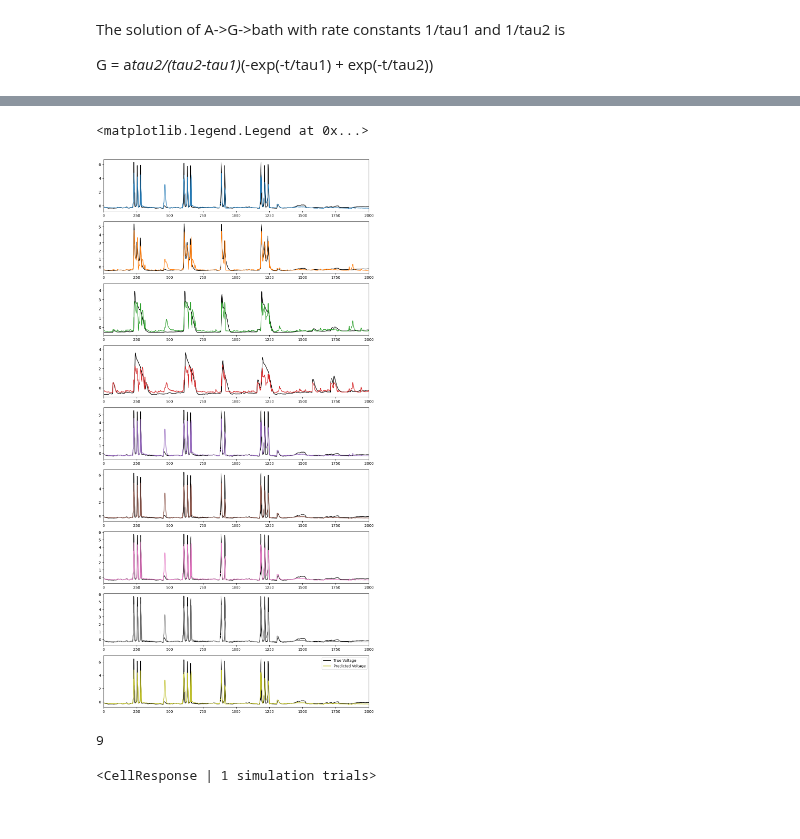
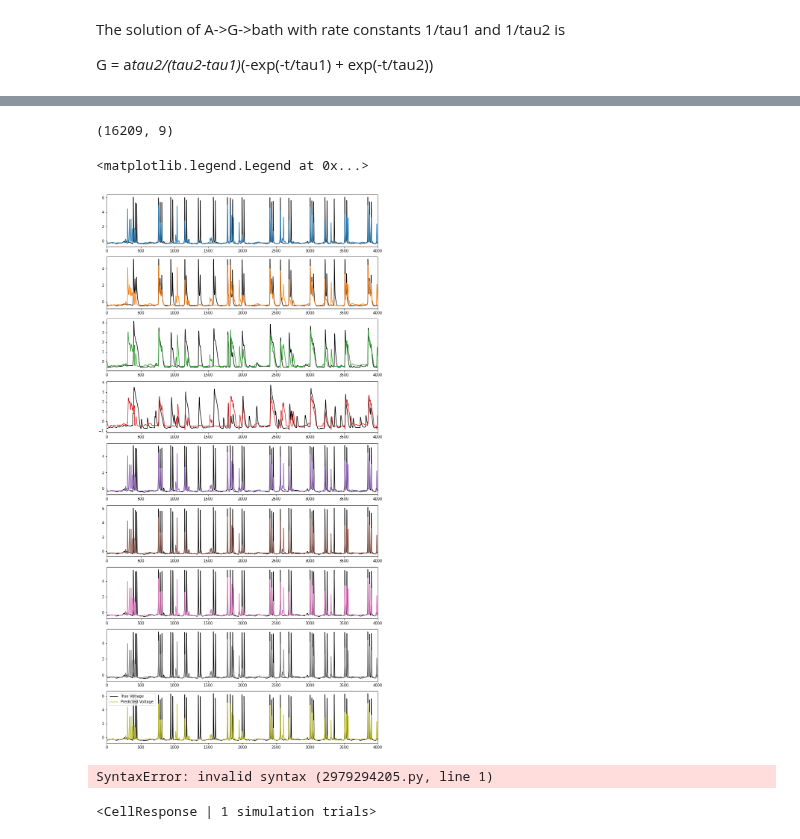
Before and after one commit to ntolley/bayesian_surrogates, a Jupyter notebook: single_cell_noise.ipynb, the cells around one changed output, grey strips where cells are left out. Drawn from its saved outputs; the diff is of its cells as text; code cells hidden in the pictures.

Commit message:
Starting to get good voltage predictions

```diff
--- a/single_cell_noise.ipynb
+++ b/single_cell_noise.ipynb
@@ -110,9 +48,13 @@ hnn_core_root = op.dirname(hnn_core.__file__)
 params_fname = op.join(hnn_core_root, 'param', 'default.json')
 params = read_params(params_fname)
 params.update({'N_pyr_x': 3, 'N_pyr_y': 3})
-net = calcium_model(params)
-add_noise(net)
+net_train = calcium_model(params)
+net_validation = net_train.copy()
+add_noise(net_train, rng_seed=0)
+add_noise(net_validation, rng_seed=1)
+
 
 dt = 0.5
-dpl = simulate_dipole(net, dt=dt, tstop=10000, record_vsec='all', record_isec='all')
+dpl_train = simulate_dipole(net_train, dt=dt, tstop=2000, record_vsec='all', record_isec='all')
+dpl_validation = simulate_dipole(net_validation, dt=dt, tstop=1000, record_vsec='all', record_isec='all')
 # %%
@@ -223,9 +77,10 @@ train_size = int(sim_data.shape[2] * 0.6)
 # %%
-# training_set = MultiComp_Dataset(sim_data[:,:,:train_size], n_voltages, device=device)
-# validation_set = MultiComp_Dataset(sim_data[:,:,train_size:], n_voltages, device=device)
+dataset_cell_type = 'L5_pyramidal'
+training_set = utils.CellType_Dataset(net_train, cell_type=dataset_cell_type, window_size=200, device=device)
+validation_set = utils.CellType_Dataset(net_validation, cell_type=dataset_cell_type, window_size=200, device=device)
 
-training_set = celltype_dataset
-validation_set = celltype_dataset
+vsec_names = training_set.vsec_names
+isec_names = training_set.isec_names
 
 _, _, input_size = training_set[:][0].detach().cpu().numpy().shape
 _, _, output_size = training_set[:][1].detach().cpu().numpy().shape
@@ -235,6 +155,20 @@ model = model_lstm(input_size=input_size, output_size=output_size, device=device
 # %%
 lr = 1e-2
-weight_decay = 1e-5
+weight_decay = 1e-4
 max_epochs = 1000
 criterion = nn.MSELoss()
 optimizer = torch.optim.Adam(model.parameters(), lr=lr, weight_decay=weight_decay)
+
+batch_size = 1000
+num_cores = 1
+
+train_params = {'batch_size': batch_size, 'shuffle': True, 'pin_memory':False}
+train_eval_params = {'batch_size': batch_size, 'shuffle': False, 'pin_memory':False}
+validation_params = {'batch_size': batch_size, 'shuffle': True,  'pin_memory':False}
+test_params = {'batch_size': batch_size, 'shuffle': False, 'pin_memory':False}
+
+training_generator = torch.utils.data.DataLoader(training_set, **train_params)
+training_eval_generator = torch.utils.data.DataLoader(training_set, **train_eval_params)
+validation_generator = torch.utils.data.DataLoader(validation_set, **validation_params)
+
+validation_generator = torch.utils.data.DataLoader(validation_set, **test_params)
@@ -294,20 +203,27 @@ test_pred = test_pred.squeeze()
+# %%
+test_pred = utils.evaluate_model(model, validation_generator, device)
+test_pred = test_pred.squeeze()
+# %%
+test_pred.shape
+# %% [output]
+(16209, 9)
 # %%
 
 plt.figure(figsize=(13,3 * output_size))
 
 for idx in range(output_size):
     plt.subplot(output_size, 1, idx+1)
     plt.plot(validation_set[:][1][:,-1,idx].detach().cpu().numpy(), color='k', label='True Voltage')
-    plt.plot(test_pred[:,idx], color=f'C{idx}', label='Predicted Voltage')
-    plt.xlim(0,2000)
+    plt.plot(test_pred[:, idx], color=f'C{idx}', label='Predicted Voltage')
+    plt.xlim(0,4000)
 plt.legend()
 # %% [output]
 <matplotlib.legend.Legend at 0x...>
-[figure, old version]
+[figure, new version]
 # %%
-output_size
+training_set.
 # %% [output]
-9
+SyntaxError: invalid syntax (2979294205.py, line 1)
 # %%
 net.cell_response
 # %% [output]
```
Also changed, not shown: parts of 17 cells of this notebook.
